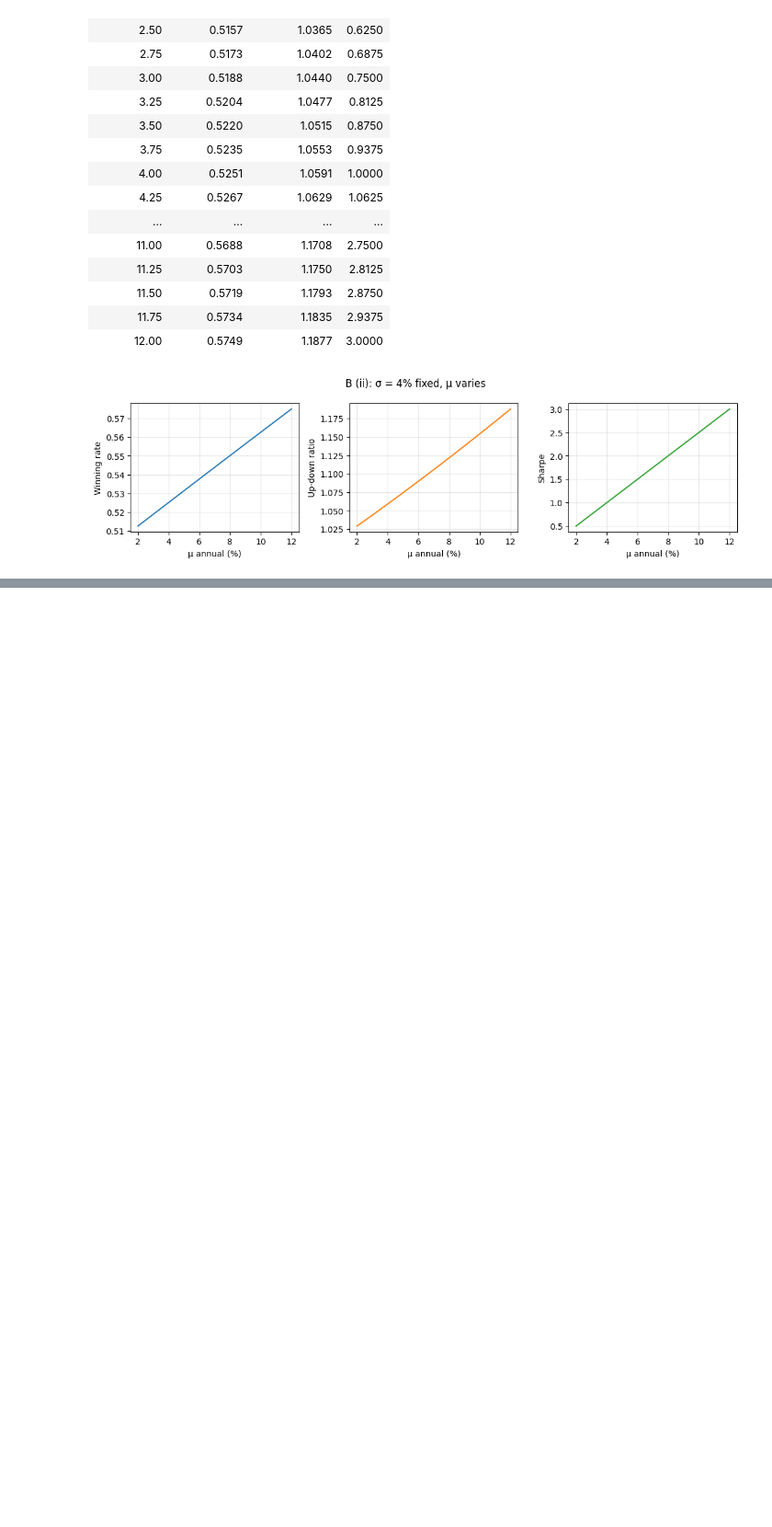
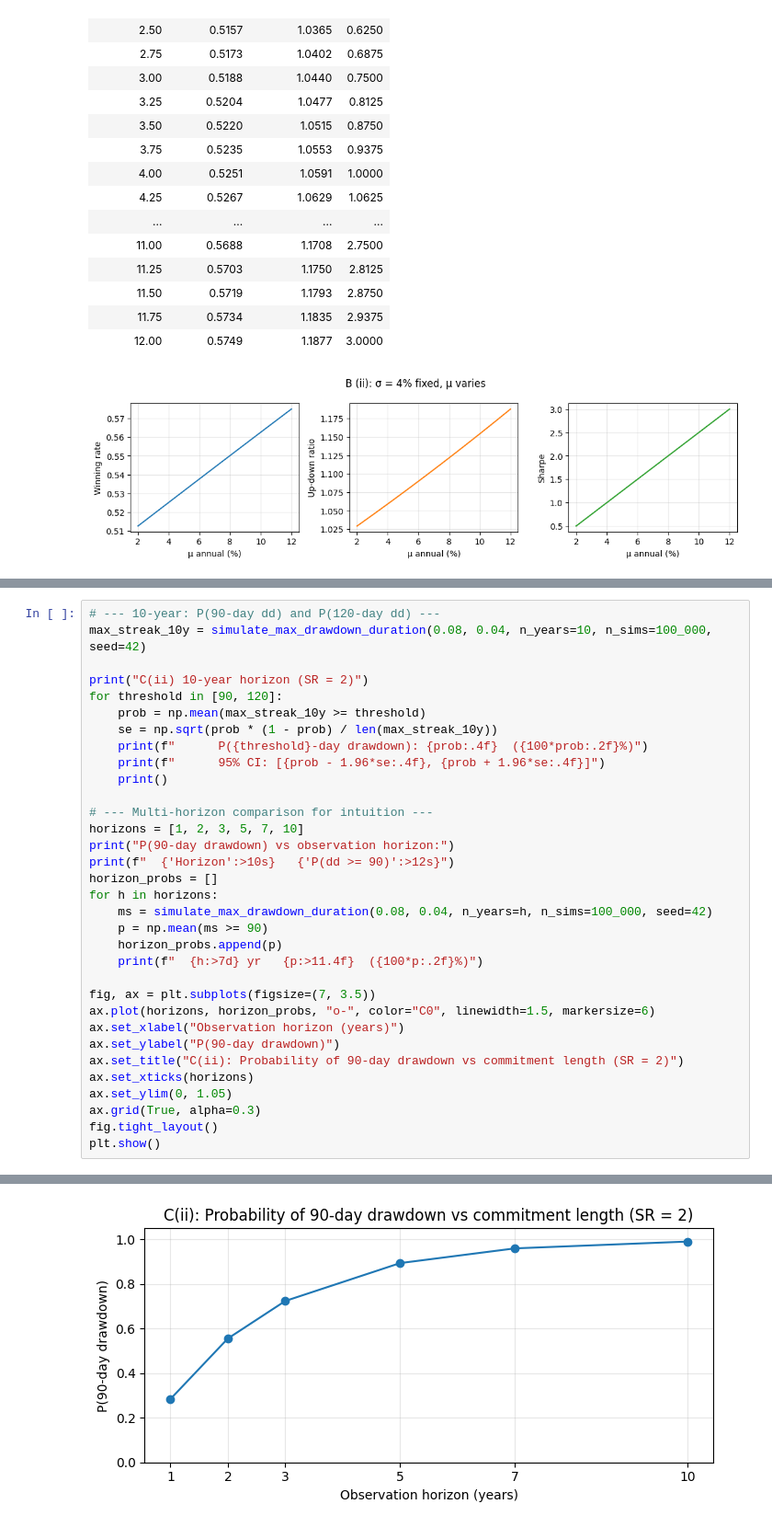
Before and after one commit to Nikhilesh-B/HW-Spring-2026, a Jupyter notebook: QIM/HW4/Homework4.ipynb, the cells around one changed output, grey strips where cells are left out. Shown at 92% size. Saved outputs shown, nothing was run; the diff lists cells and outputs as text; blank space fills up the shorter version.

```diff
--- a/QIM/HW4/Homework4.ipynb
+++ b/QIM/HW4/Homework4.ipynb
@@ -296,0 +395,34 @@ I am confused here.
+# %%
+# --- 10-year: P(90-day dd) and P(120-day dd) ---
+max_streak_10y = simulate_max_drawdown_duration(0.08, 0.04, n_years=10, n_sims=100_000, seed=42)
+
+print("C(ii) 10-year horizon (SR = 2)")
+for threshold in [90, 120]:
+    prob = np.mean(max_streak_10y >= threshold)
+    se = np.sqrt(prob * (1 - prob) / len(max_streak_10y))
+    print(f"      P({threshold}-day drawdown): {prob:.4f}  ({100*prob:.2f}%)")
+    print(f"      95% CI: [{prob - 1.96*se:.4f}, {prob + 1.96*se:.4f}]")
+    print()
+
+# --- Multi-horizon comparison for intuition ---
+horizons = [1, 2, 3, 5, 7, 10]
+print("P(90-day drawdown) vs observation horizon:")
+print(f"  {'Horizon':>10s}   {'P(dd >= 90)':>12s}")
+horizon_probs = []
+for h in horizons:
+    ms = simulate_max_drawdown_duration(0.08, 0.04, n_years=h, n_sims=100_000, seed=42)
+    p = np.mean(ms >= 90)
+    horizon_probs.append(p)
+    print(f"  {h:>7d} yr   {p:>11.4f}  ({100*p:.2f}%)")
+
+fig, ax = plt.subplots(figsize=(7, 3.5))
+ax.plot(horizons, horizon_probs, "o-", color="C0", linewidth=1.5, markersize=6)
+ax.set_xlabel("Observation horizon (years)")
+ax.set_ylabel("P(90-day drawdown)")
+ax.set_title("C(ii): Probability of 90-day drawdown vs commitment length (SR = 2)")
+ax.set_xticks(horizons)
+ax.set_ylim(0, 1.05)
+ax.grid(True, alpha=0.3)
+fig.tight_layout()
+plt.show()
+# %% [output]
@@ -296,0 +444 @@ I am confused here.
+[figure, added]
```
Also changed, not shown: parts of 15 cells of this notebook.
